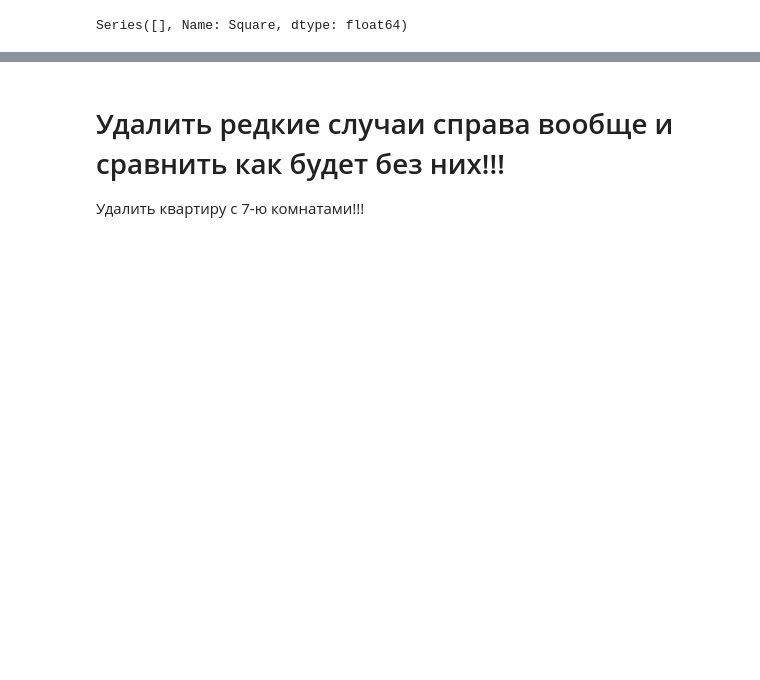
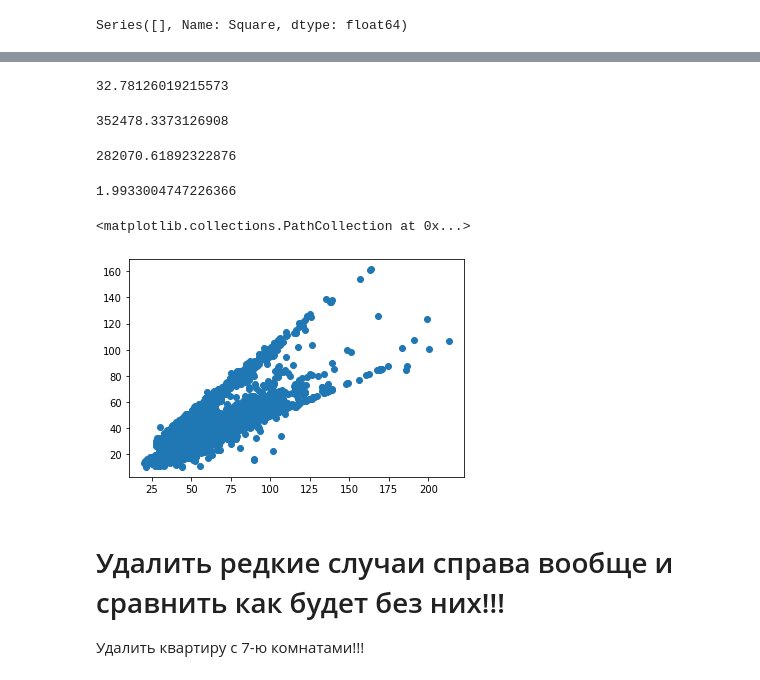
Before and after one commit to gera09/Numpy_Matplotlib_Scikit-learn, a Jupyter notebook: REPP_model_03_RandomForestRegressor_MY_02.ipynb, the cells around one changed output, grey strips where cells are left out. Saved outputs shown, nothing was run; the diff lists cells and outputs as text; code cells hidden in the pictures; blank space fills up the shorter version.

```diff
--- a/REPP_model_03_RandomForestRegressor_MY_02.ipynb
+++ b/REPP_model_03_RandomForestRegressor_MY_02.ipynb
@@ -160,0 +183,22 @@ train_data.loc[(train_data['Rooms'] < 1) &
+# %%
+tr.index[0]
+# %% [output]
+32.78126019215573
+# %%
+train_data.LifeSquare.sum()
+# %% [output]
+352478.3373126908
+# %%
+# не равно выбросу tr.index[0] - 32.78126019215573
+LifeSquare_SUM=train_data.loc[(train_data.LifeSquare != tr.index[0]) &
+               (train_data['LifeSquare'] > 10) &
+               (train_data['LifeSquare'] < 200),'LifeSquare'].sum()
+LifeSquare_SUM
+# %% [output]
+282070.61892322876
+# %%
+# соотношение жил площади к площади
+koef_S_LS=train_data.Square.sum()/LifeSquare_SUM
+koef_S_LS
+# %% [output]
+1.9933004747226366
@@ -161,3 +210,9 @@ train_data.loc[(train_data['Rooms'] < 1) &
+# %%
+# кол-во комнат в зависимости от площади
+plt.scatter(train_data.Square, train_data.LifeSquare)
+# %% [output]
+<matplotlib.collections.PathCollection at 0x...>
+[figure, added]
 # %% [markdown]
 # Удалить редкие случаи справа вообще и сравнить как будет без них!!!
 Удалить квартиру с 7-ю комнатами!!!
```
Also changed, not shown: parts of 15 cells of this notebook, 12 other files.
